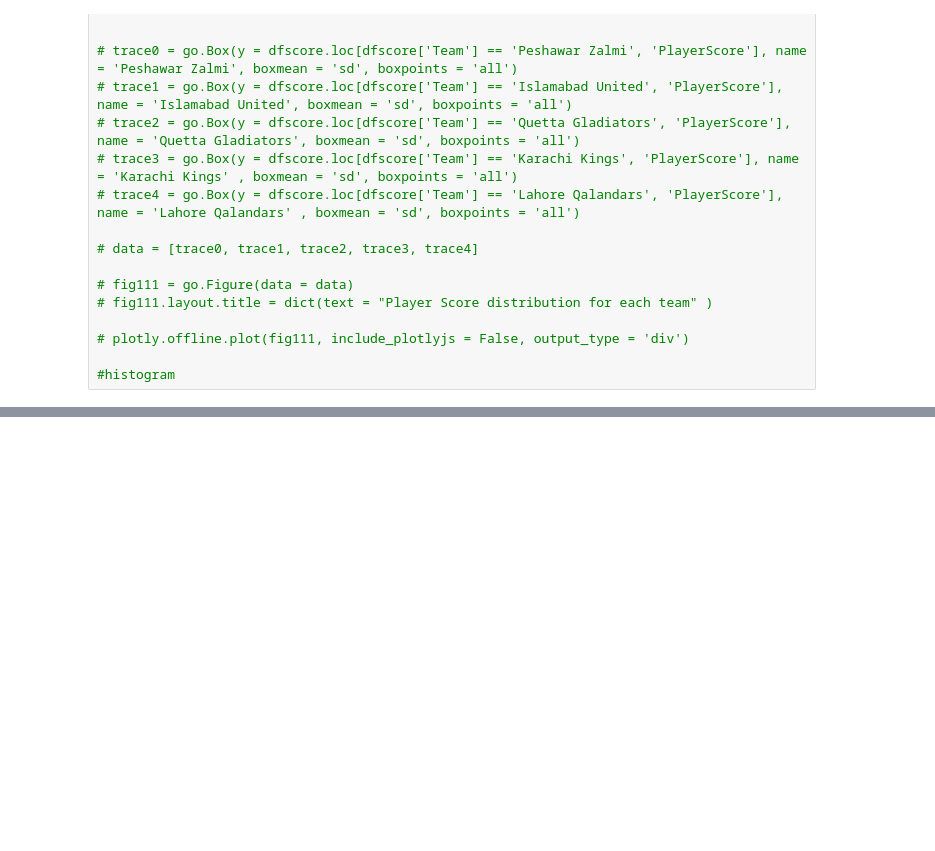
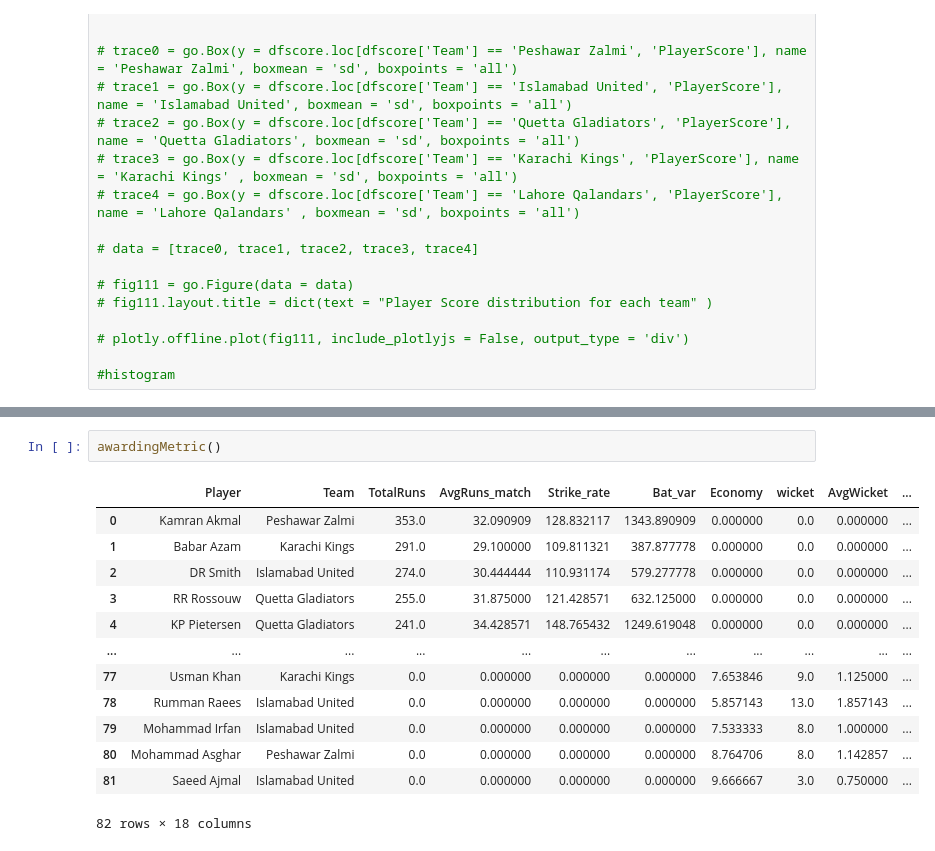
Before and after one commit to a3nath/PSLVisualisation, a Jupyter notebook: code/PSLcode.ipynb, the cells around one changed output, grey strips where cells are left out. Drawn from its saved outputs; the diff is of its cells as text; blank space fills up the shorter version.

```diff
--- a/code/PSLcode.ipynb
+++ b/code/PSLcode.ipynb
@@ -1082,0 +1056,16 @@ Name: Economy, Length: 82, dtype: float64
+# %%
+awardingMetric()
+# %% [output]
+|  | Player | Team | TotalRuns | AvgRuns_match | Strike_rate | Bat_var | Economy | wicket | AvgWicket | ... |
+| 0 | Kamran Akmal | Peshawar Zalmi | 353.0 | 32.090909 | 128.832117 | 1343.890909 | 0.000000 | 0.0 | 0.000000 | ... |
+| 1 | Babar Azam | Karachi Kings | 291.0 | 29.100000 | 109.811321 | 387.877778 | 0.000000 | 0.0 | 0.000000 | ... |
+| 2 | DR Smith | Islamabad United | 274.0 | 30.444444 | 110.931174 | 579.277778 | 0.000000 | 0.0 | 0.000000 | ... |
+| 3 | RR Rossouw | Quetta Gladiators | 255.0 | 31.875000 | 121.428571 | 632.125000 | 0.000000 | 0.0 | 0.000000 | ... |
+| 4 | KP Pietersen | Quetta Gladiators | 241.0 | 34.428571 | 148.765432 | 1249.619048 | 0.000000 | 0.0 | 0.000000 | ... |
+| ... | ... | ... | ... | ... | ... | ... | ... | ... | ... | ... |
+| 77 | Usman Khan | Karachi Kings | 0.0 | 0.000000 | 0.000000 | 0.000000 | 7.653846 | 9.0 | 1.125000 | ... |
+| 78 | Rumman Raees | Islamabad United | 0.0 | 0.000000 | 0.000000 | 0.000000 | 5.857143 | 13.0 | 1.857143 | ... |
+| 79 | Mohammad Irfan | Islamabad United | 0.0 | 0.000000 | 0.000000 | 0.000000 | 7.533333 | 8.0 | 1.000000 | ... |
+| 80 | Mohammad Asghar | Peshawar Zalmi | 0.0 | 0.000000 | 0.000000 | 0.000000 | 8.764706 | 8.0 | 1.142857 | ... |
+| 81 | Saeed Ajmal | Islamabad United | 0.0 | 0.000000 | 0.000000 | 0.000000 | 9.666667 | 3.0 | 0.750000 | ... |
+82 rows × 18 columns
```
Also changed, not shown: parts of 7 cells of this notebook.
